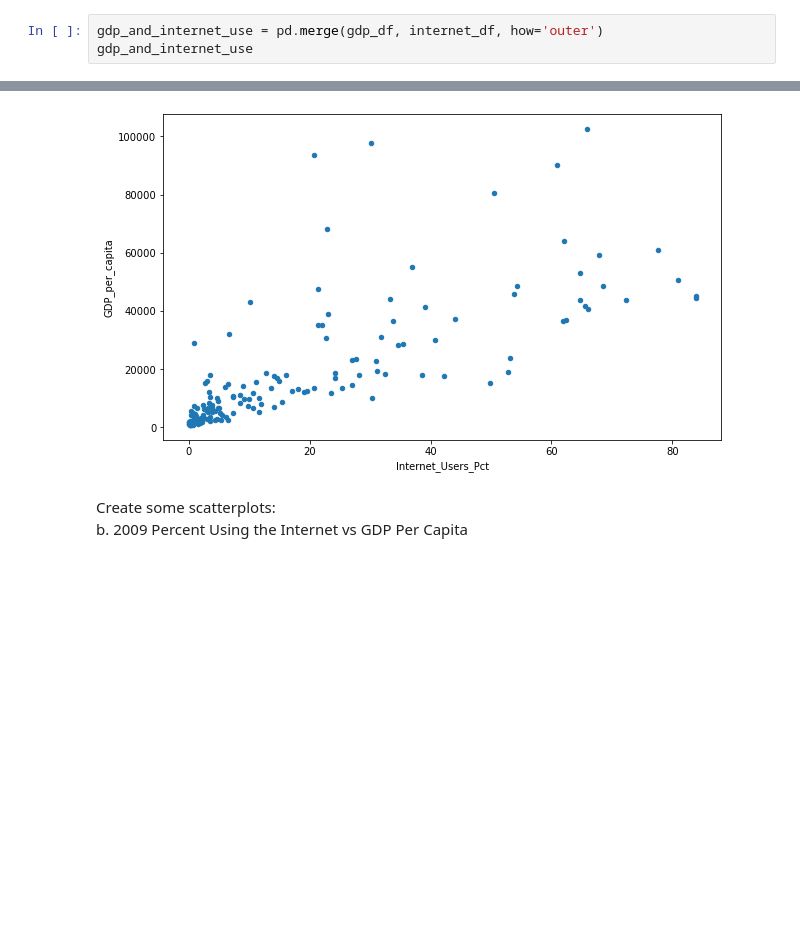
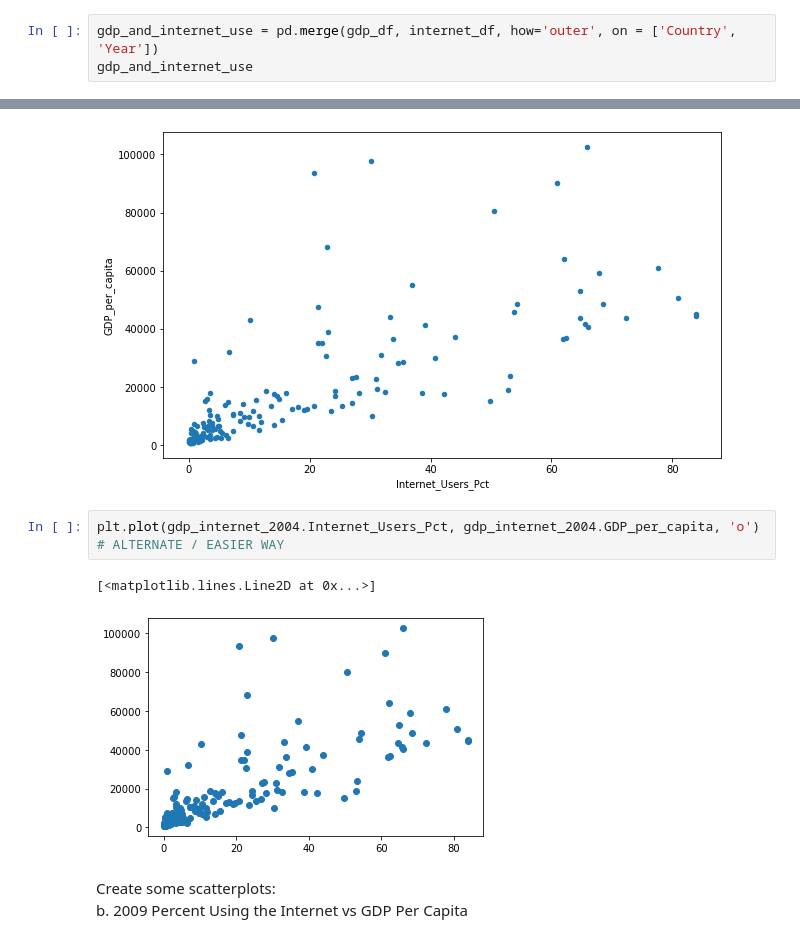
Before and after one commit to kyman90/gdp-and-internet-usage-kyman90, a Jupyter notebook: Notebook/UN Project.ipynb, the cells around one changed output, grey strips where cells are left out. Drawn from its saved outputs; the diff is of its cells as text; blank space fills up the shorter version.

```diff
--- a/Notebook/UN Project.ipynb
+++ b/Notebook/UN Project.ipynb
@@ -172,7 +172,7 @@ internet_df.head()
 # %% [markdown]
 Merge the two DataFrames to one. Merge **all rows** from each of the two DataFrames. Call the new DataFrame `gdp_and_internet_use`.
 # %%
-gdp_and_internet_use = pd.merge(gdp_df, internet_df, how='outer')
+gdp_and_internet_use = pd.merge(gdp_df, internet_df, how='outer', on = ['Country', 'Year'])
 gdp_and_internet_use
 # %% [output]
 |  | Country | Year | GDP_per_capita | Internet_Users_Pct |
@@ -376,6 +381,11 @@ gdp_internet_2004.plot(kind = 'scatter',
              figsize = (10,6));
 # %% [output]
 [figure]
+# %%
+plt.plot(gdp_internet_2004.Internet_Users_Pct, gdp_internet_2004.GDP_per_capita, 'o')    # ALTERNATE / EASIER WAY
+# %% [output]
+[<matplotlib.lines.Line2D at 0x...>]
+[figure, added]
 # %% [markdown]
 Create some scatterplots:
     b.	2009 Percent Using the Internet vs GDP Per Capita
```
Also changed, not shown: parts of 18 cells of this notebook, 1 other file.
